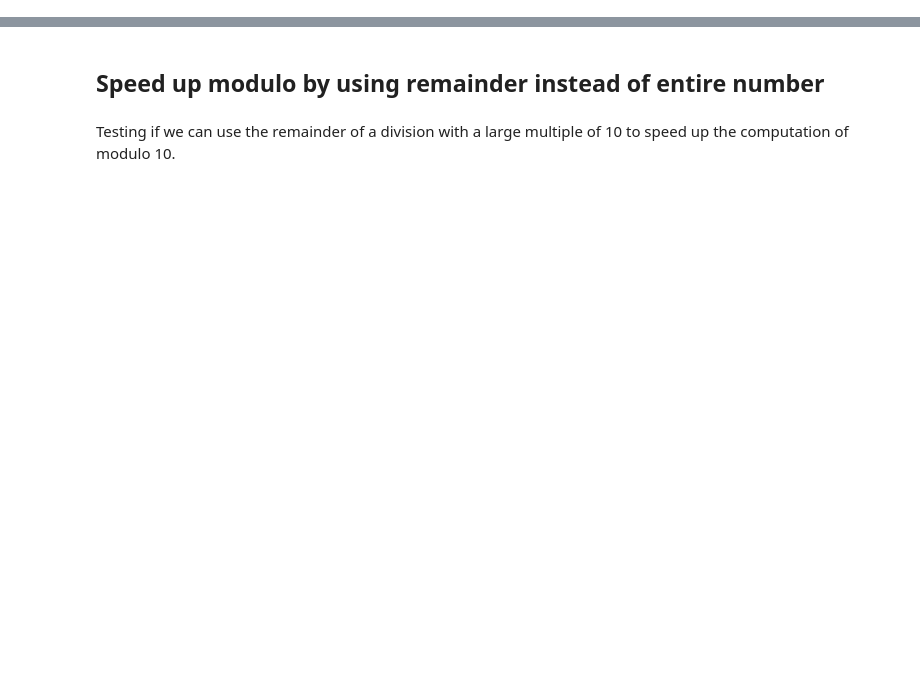
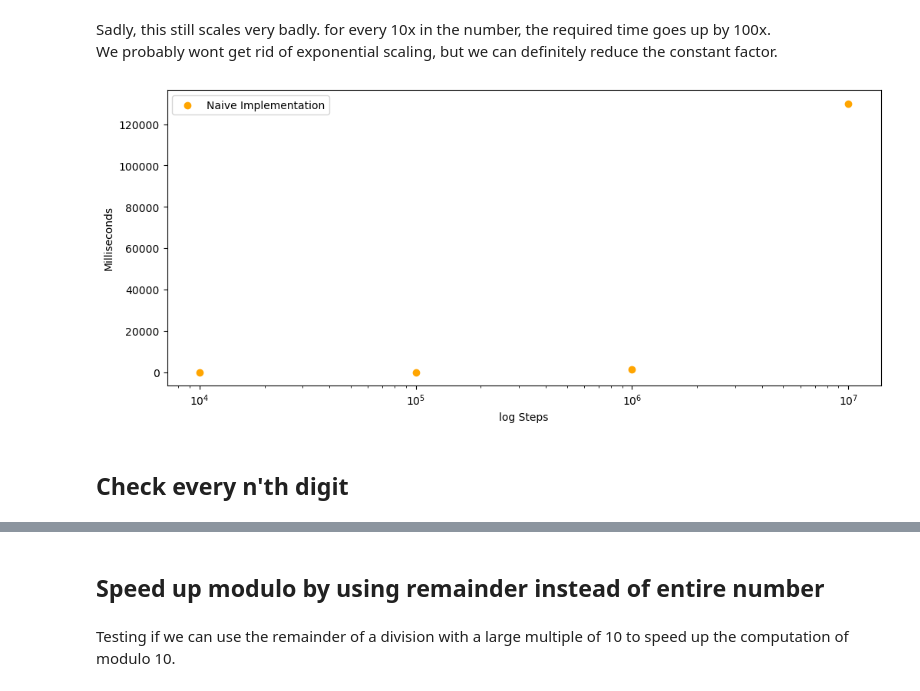
Before and after one commit to flpeters/Goliath-Numbers, a Jupyter notebook: Algorithm Optimization.ipynb, the cells around one changed output, grey strips where cells are left out. Drawn from its saved outputs; the diff is of its cells as text; code cells hidden in the pictures; blank space fills up the shorter version.

```diff
--- a/Algorithm Optimization.ipynb
+++ b/Algorithm Optimization.ipynb
@@ -300,0 +39,19 @@ This would need to be adapter to larger numbers, and could then be faster, but d
+# %% [markdown]
+Sadly, this still scales very badly. for every 10x in the number, the required time goes up by 100x.
+We probably wont get rid of exponential scaling, but we can definitely reduce the constant factor.
+# %%
+Steps   = [10_000, 100_000, 1_000_000, 10_000_000]
+NaiveMs = [ 0.133,    12.9,      1290,     130000]
+# %%
+fig, ax = plt.subplots(1, 1, sharex=True, figsize=(12, 5))
+
+ax.scatter(Steps, NaiveMs, label='Naive Implementation', color='orange')
+ax.set_xscale('log')
+ax.set_xlabel('log Steps')
+ax.set_ylabel('Milliseconds')
+ax.legend()
+plt.show()
+# %% [output]
+[figure, added]
+# %% [markdown]
+## Check every n'th digit
```
Also changed, not shown: parts of 163 cells of this notebook, 1 other file.
